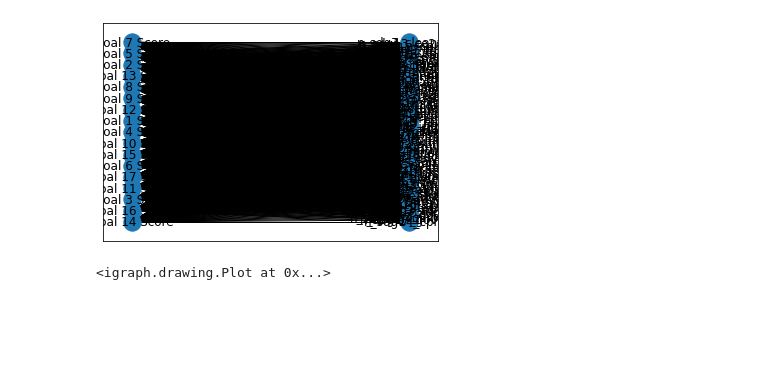
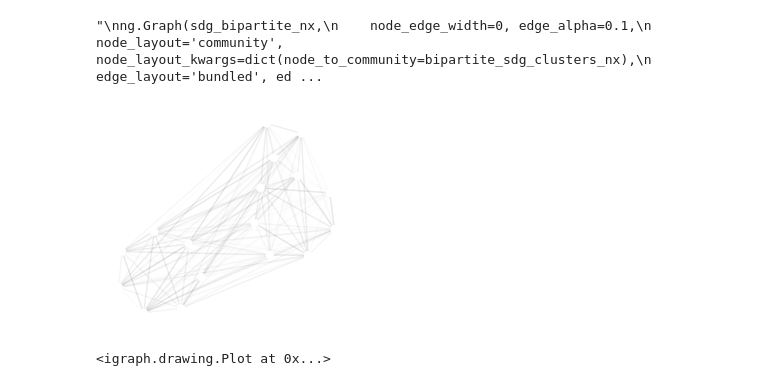
Before and after one commit to ericssimpson/sustainable-development-modeling, a Jupyter notebook: sub_sdg_analysis.ipynb, the cells around one changed output. Saved outputs shown, nothing was run; the diff lists cells and outputs as text; code cells hidden in the pictures; blank space fills up the shorter version.

```diff
--- a/sub_sdg_analysis.ipynb
+++ b/sub_sdg_analysis.ipynb
@@ -4,14 +4,14 @@ sdg_bipartite_ig = ig.Graph.Read(
     f='sdg_and_sub_bipartite.gml',
     format='gml'
     )
+sdg_complete_ig = ig.Graph.Read(
+    f='sdg_complete.gml',
+    format='gml'
+    )
 import networkx as nx
 sdg_bipartite_nx = nx.read_gml(
     path='sdg_and_sub_bipartite.gml'
     )
-import netgraph as ng
+sdg_complete_nx = nx.read_gml(
+    path='sdg_complete.gml'
+    )
-# %%
-top = nx.bipartite.sets(sdg_bipartite_nx)[0]
-pos = nx.bipartite_layout(sdg_bipartite_nx, top)
-nx.draw_networkx(sdg_bipartite_nx, pos=pos)
-# %% [output]
-[figure, removed]
@@ -21,3 +18,23 @@ sdg_clusters_nx = nx.greedy_modularity_communities(sdg_bipartite_nx)
+# %%
+from community import community_louvain
+complete_sdg_clusters_nx = community_louvain.best_partition(sdg_complete_nx)
+bipartite_sdg_clusters_nx = community_louvain.best_partition(sdg_bipartite_nx)
+# %%
+import netgraph as ng
+ng.Graph(sdg_complete_nx,
+    node_edge_width=0, edge_alpha=0.1,
+    node_layout='community', node_layout_kwargs=dict(node_to_community=complete_sdg_clusters_nx)
+)
+'''
+ng.Graph(sdg_bipartite_nx,
+    node_edge_width=0, edge_alpha=0.1,
+    node_layout='community', node_layout_kwargs=dict(node_to_community=bipartite_sdg_clusters_nx),
+    edge_layout='bundled', edge_layout_kwargs=dict(k=2000),
+)
+'''
+# %% [output]
+"\nng.Graph(sdg_bipartite_nx,\n    node_edge_width=0, edge_alpha=0.1,\n    node_layout='community', node_layout_kwargs=dict(node_to_community=bipartite_sdg_clusters_nx),\n    edge_layout='bundled', ed ...
+[figure, added]
 # %%
 sdg_clusters_ig = sdg_bipartite_ig.community_fastgreedy()
 ig.plot(sdg_clusters_ig)
```
Also changed, not shown: parts of 3 cells of this notebook, 3 other files.
